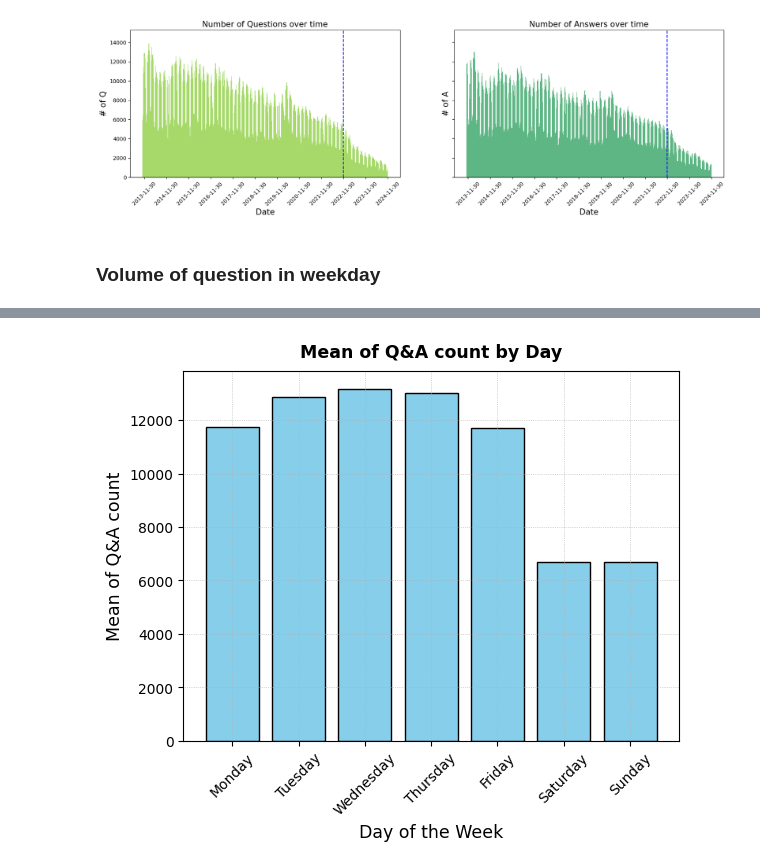
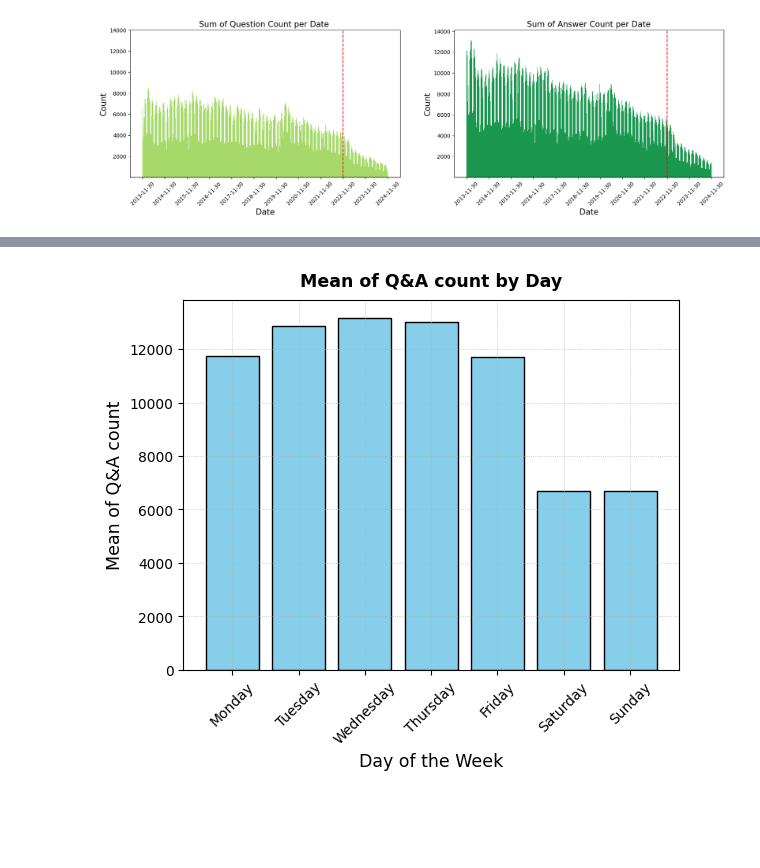
Before and after one commit to myokyunghan/stackoverflow_src_2425, a Jupyter notebook: DA/1_visualization.ipynb, the cells around one changed output, grey strips where cells are left out. Cells and saved outputs as stored; diff of their text form; code cells hidden in the pictures; blank space fills up the shorter version.

```diff
--- a/DA/1_visualization.ipynb
+++ b/DA/1_visualization.ipynb
@@ -36,6 +18,0 @@ df_body['day'] = df_body['creationdate'].dt.day
-# %%
-df['qna_creation_date'] = pd.to_datetime(df['qna_creation_date'])
-df['date'] = df['qna_creation_date'].dt.date
-df['year'] = df['qna_creation_date'].dt.year
-df['month'] = df['qna_creation_date'].dt.month
-df['day'] = df['qna_creation_date'].dt.day
@@ -108,51 +117,52 @@ major_xticks = get_lastdate_of_month(df_qna_num, 'date', 11)
 # %%
-sharey = True ## 또는 sharey=False
-sharex = True ## 또는 sharex=False
+### create a figure with multiple subplots
+
+
+sharey = 'none' ## 또는 sharey=False
+sharex = 'none' ## 또는 sharex=False
 
 fig, axs = plt.subplots(1, 2, figsize = (20, 5), sharey=sharey, sharex=sharex)
-
-major_xticks = get_lastdate_of_month(df_qna_num, 'date', 11)
-
-axs[0].bar(df_qna_num[df_qna_num['posttypeid'] =='1'].date
-        ,  df_qna_num[df_qna_num['posttypeid'] =='1'].id
+# plt.xticks(rotation=45)
+major_xticks = ['2013-11-30','2014-11-30','2015-11-30','2016-11-30','2017-11-30','2018-11-30','2019-11-30','2020-11-30'
+                ,'2021-11-30', '2022-11-30', '2023-11-30', '2024-11-30']
+yticks = np.arange(2000, 16000, 2000)
+axs[0].bar(df.loc[df['posttypeid']=='1', 'qna_creation_date']
+        ,  df.loc[df['posttypeid']=='1', 'cnt']
         ,  color = c1
-        ,  width = 1.0, align = 'center'
+        ,  width=1.0 , align='center'
+        # ,  edgecolor = 'black'
       ) # hist type
-
-axs[0].set_title('Number of Questions over time', fontsize = 15)
+axs[0].set_title('Sum of Question Count per Date ', fontsize = 15)
 axs[0].set_xlabel('Date', fontsize = 15)
-axs[0].set_ylabel('# of Q', fontsize = 15)
+axs[0].set_ylabel('Count', fontsize = 15)
 axs[0].set_xticks(major_xticks)
-# axs[0].set_yticks(yticks)
-axs[0].axvline([major_xticks[-3]], # add vertical line
-           color = 'blue',
+axs[0].set_yticks(yticks)
+axs[0].axvline(major_xticks[-3], # add vertical line
+           color = 'red',
            linestyle = '--',
            linewidth = 1.5)
 axs[0].tick_params(axis='x', rotation=45)
 # axs[0].yticks(yt)
 
-axs[1].bar(df_qna_num[df_qna_num['posttypeid'] =='2'].date
-        ,  df_qna_num[df_qna_num['posttypeid'] =='2'].id
+axs[1].bar(df.loc[df['posttypeid']=='2', 'qna_creation_date']
+        ,  df.loc[df['posttypeid']=='2', 'cnt']
         ,  color = c2
-        ,  alpha=0.7
-        ,  width = 1.0, align = 'center'
+        ,  width=1.0 , align='center'
+        # ,  edgecolor = 'black'
       ) # hist type
-
-axs[1].set_title('Number of Answers over time', fontsize = 15)
+axs[1].set_title('Sum of Answer Count per Date', fontsize = 15)
 axs[1].set_xlabel('Date', fontsize = 15)
-axs[1].set_ylabel('# of A', fontsize = 15)
+axs[1].set_ylabel('Count', fontsize = 15)
 axs[1].set_xticks(major_xticks)
-# axs[1].set_yticks(yticks)
-axs[1].axvline([major_xticks[-3]], # add vertical line
-           color = 'blue',
+axs[1].set_yticks(yticks)
+axs[1].axvline(major_xticks[-3], # add vertical line
+           color = 'red',
            linestyle = '--',
            linewidth = 1.5)
 axs[1].tick_params(axis='x', rotation=45)
 
 plt.show();
 # %% [output]
-[figure, old version]
+[figure, new version]
-# %% [markdown]
-### Volume of question in weekday
 # %%
 df_for_tot_rset = df_for_tot.reset_index()
```
Also changed, not shown: parts of 287 cells of this notebook, 16 other files.
